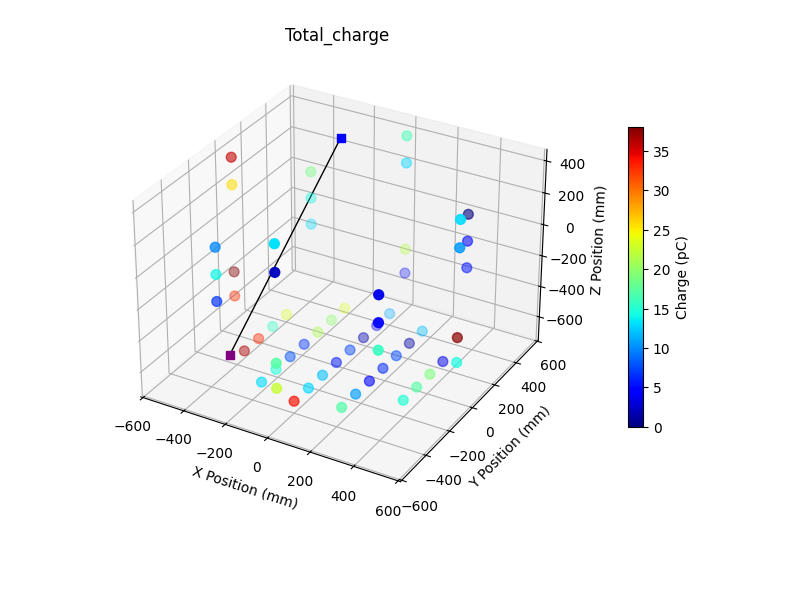
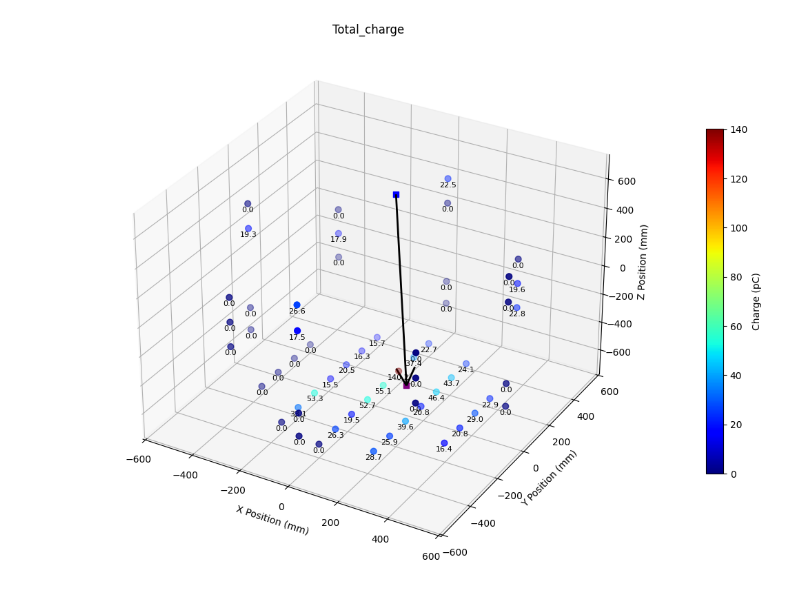
Before and after one commit to dcolson2026/BNL_WbLS, a Jupyter notebook: psu_ipynbs/per_sensor_detector_plot.ipynb, the cells around one changed output. Cells and saved outputs as stored; diff of their text form; code cells hidden in the pictures; blank space fills up the shorter version.

```diff
--- a/psu_ipynbs/per_sensor_detector_plot.ipynb
+++ b/psu_ipynbs/per_sensor_detector_plot.ipynb
@@ -0,0 +7,11 @@
+# %%
+"""Constants"""
+TANK_RADIUS_1T_mm = 525.78
+BOTTOM_PADDLE_1_CENTER = (-175, 325, -1228.05)
+BOTTOM_PADDLE_2_CENTER = (-43.18, 185.42, -1228.05)
+BOTTOM_PADDLE_MIDPOINT = tuple((a + b) / 2 for a, b in zip(BOTTOM_PADDLE_1_CENTER, BOTTOM_PADDLE_2_CENTER))
+TOP_PADDLE_CENTER = (86,86,766.5)
+
+# for reco simulation
+TANK_TOP_Z_mm = 666.75
+TANK_BOTTOM_Z_mm = -666.75
@@ -65,48 +189,80 @@ print(len(supp_side_PMT_list))
 # %%
-import numpy as np
-import matplotlib.pyplot as plt
-from mpl_toolkits.mplot3d import Axes3D  # For 3D plotting
+event_no = 26
 
-DETECTOR_RADIUS = 600 # in mm
-entry_x = data[3]["reco"][0]
-entry_y = data[3]["reco"][1]
-exit_x = data[3]["reco"][2]
-exit_y = data[3]["reco"][3]
-Z_ENTRY = 393.7
-Z_EXIT = -677.1
-print((entry_x**2 + entry_y**2)**0.5)
-print((exit_x**2 + exit_y**2)**0.5)
-print(DETECTOR_RADIUS)
+true_entry_x, true_entry_y, true_entry_z = TOP_PADDLE_CENTER
+if BP_tags[event_no] == 1:
+    true_exit_x, true_exit_y, true_exit_z = BOTTOM_PADDLE_1_CENTER
+elif BP_tags[event_no] == 2:
+    true_exit_x, true_exit_y, true_exit_z = BOTTOM_PADDLE_2_CENTER
+elif BP_tags[event_no] == 3:
+    true_exit_x, true_exit_y, true_exit_z = BOTTOM_PADDLE_MIDPOINT
+
+entry_x = reco_events[event_no]["reco"][0]
+entry_y = reco_events[event_no]["reco"][1]
+exit_x = reco_events[event_no]["reco"][2]
+exit_y = reco_events[event_no]["reco"][3]
+entry_z = 666.75
+exit_z = -666.75
 
 # Example PMT positions: replace with your actual data
 # Shape: (58, 3) for x, y, z coordinates
-pmt_positions = np.array(PMT_positions)  # Replace with real PMT positions
+reco_PMT_positions = [[reco_events[event_no]["total_charge"][i][0], reco_events[event_no]["total_charge"][i][1], reco_events[event_no]["total_charge"][i][2]] for i in range(58)]
+pmt_positions = np.array(reco_PMT_positions)  # Replace with real PMT positions
+# pmt_positions = np.array(PMT_positions)
 
 # Simulate loading your event data
 # Let's say `events` is a list of dicts, each with a `diff` key of shape (58, 6)
 # For this example, I'll generate random residuals; replace with your real data
 
 # Compute mean RMS residual per PMT
-total_charge = np.array([data[3]["total_charge"][i][3] for i in range(58)])
+# print(reco_events[event_no]["total_charge"])
+total_charge = np.array([reco_events[event_no]["total_charge"][i][3] for i in range(58)])
 
 # Plotting
-fig = plt.figure(figsize=(8, 6))
+fig = plt.figure(figsize=(14, 10))
 ax = fig.add_subplot(111, projection='3d')
 
 # Scatter plot with color based on mean residual
 sc = ax.scatter(pmt_positions[:, 0], pmt_positions[:, 1], pmt_positions[:, 2],
-                c=total_charge, cmap='jet', s=50)
+                c=total_charge, cmap='jet', s=40)
+
+# Add charge labels under each point
+for i in range(len(pmt_positions)):
+    x, y, z = pmt_positions[i]
+    charge = total_charge[i]
+    ax.text(x, y, z - 20, f'{charge:.1f}', fontsize=8, color='black',
+            ha='center', va='top')
 
 # Plot entry and exit points as squares
-ax.scatter(entry_x, entry_y, Z_ENTRY, c='blue', marker='s', s=30)
-ax.scatter(exit_x, exit_y, Z_EXIT, c='purple', marker='s', s=30)
+ax.scatter(entry_x, entry_y, entry_z, c='blue', marker='s', s=30)
+ax.scatter(exit_x, exit_y, exit_z, c='purple', marker='s', s=30)
+
+# ax.scatter(true_entry_x, true_entry_y, true_entry_z, c='pink', marker='*', s=30)
+# ax.scatter(true_exit_x, true_exit_y, true_exit_z, c='pink', marker='*', s=30)
 
 # Draw line connecting them
-ax.plot([entry_x, exit_x], [entry_y, exit_y], [Z_ENTRY, Z_EXIT], c='black', linewidth=1)
+# ax.plot([entry_x, exit_x], [entry_y, exit_y], [entry_z, Z_EXIT], c='black', linewidth=1)
+
+# Compute direction vector
+dx = exit_x - entry_x
+dy = exit_y - entry_y
+dz = exit_z - entry_z
+
+# Draw arrow
+ax.quiver(entry_x, entry_y, entry_z, dx, dy, dz, color='black', arrow_length_ratio=0.1, linewidth=2)
 
 cbar = plt.colorbar(sc, ax=ax, shrink=0.5)
 cbar.set_label('Charge (pC)')
 cbar.ax.set_position([0.82, 0.25, 0.02, 0.5])
+
+# Compute bounds with padding
+# padding = 50  # Adjust as needed
+# x_min, x_max = pmt_positions[:, 0].min() - padding, pmt_positions[:, 0].max() + padding
+# y_min, y_max = pmt_positions[:, 1].min() - padding, pmt_positions[:, 1].max() + padding
+# z_min, z_max = pmt_positions[:, 2].min() - padding, pmt_positions[:, 2].max() + padding
+# ax.set_xlim(x_min, x_max)
+# ax.set_ylim(y_min, y_max)
+# ax.set_zlim(z_min, z_max)
 
 ax.set_xlabel('X Position (mm)')
 ax.set_ylabel('Y Position (mm)')
@@ -121 +274 @@ plt.show()
-[figure, old version]
+[figure, new version]
```
Also changed, not shown: parts of 8 cells of this notebook, 2 other files.
